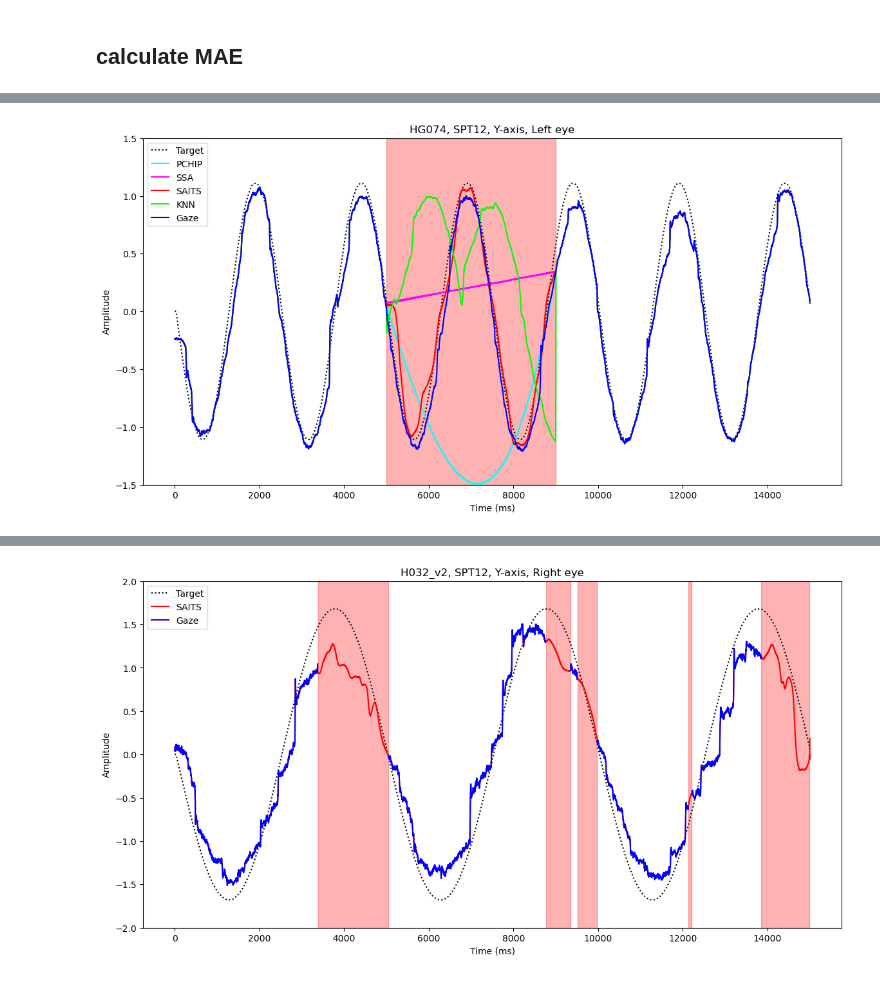
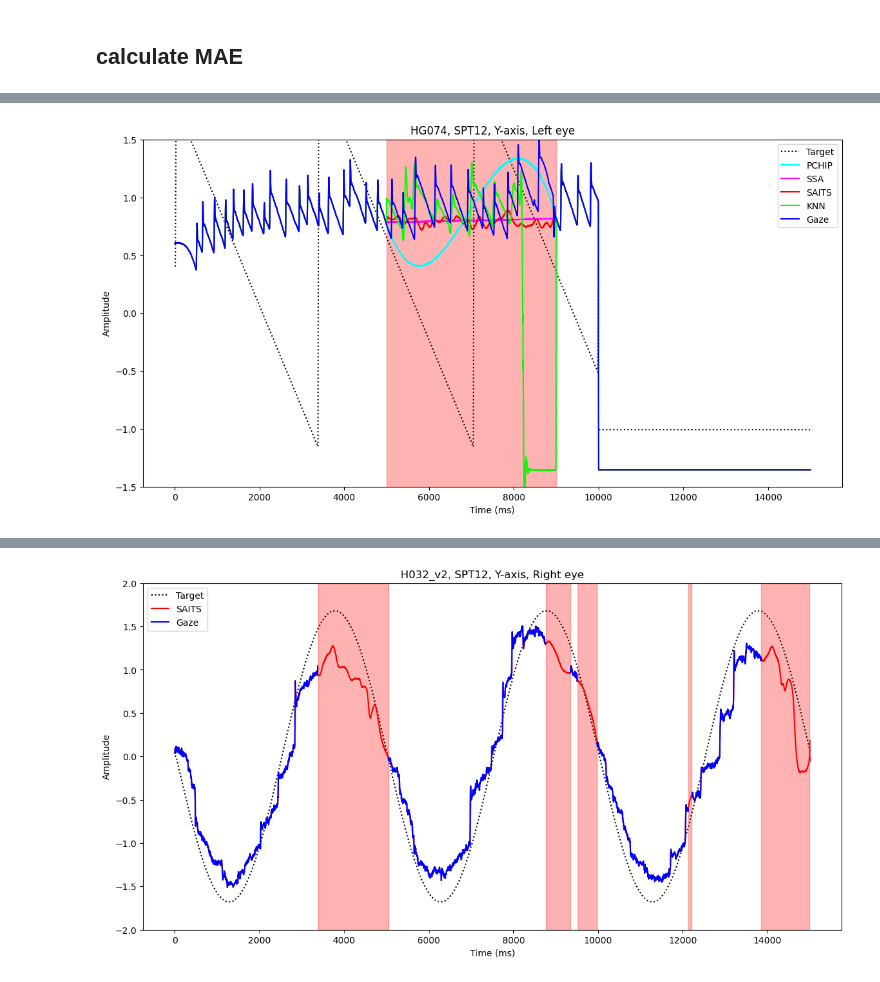
Before and after one commit to BYO-UPM/SAITS-imputation, a Jupyter notebook: pipline_all.ipynb, the cells around one changed output, grey strips where cells are left out. Drawn from its saved outputs; the diff is of its cells as text; code cells hidden in the pictures.

```diff
--- a/pipline_all.ipynb
+++ b/pipline_all.ipynb
@@ -299,6 +299,6 @@ class ImprovedAutoencoder(nn.Module):
 # Instantiate the model
 model = ImprovedAutoencoder()
 
-model.load_state_dict(torch.load('best_improved_autoencoder_3.pth'))
+model.load_state_dict(torch.load('best_improved_autoencoder_1500.pth'))
 model.to(device)
 # %% [output]
@@ -926,11 +958,11 @@ shape of flattened smoothpur_y_11_12 : (688, 15000)
 # %%
 flats_normalized = np.concatenate([
     flat_1_4_normalized,
-    flat_5_8_normalized,
-    flat_x_9_10_normalized,
-    flat_y_9_10_normalized,
-    flat_x_11_12_normalized,
-    flat_y_11_12_normalized
+    # flat_5_8_normalized,
+    # flat_x_9_10_normalized,
+    # flat_y_9_10_normalized,
+    # flat_x_11_12_normalized,
+    # flat_y_11_12_normalized
 ], axis=0)
 # %%
 down_1_4 = downsample(flat_1_4_normalized, 500)
@@ -1041,5 +1079,5 @@ print('MAE: ', mae, 'MSE:', mse, 'MRE: ', mre)
 # %%
 saits = SAITS(n_steps=500, n_features=1, n_layers=2, d_model=256, n_heads=4, d_k=64, d_v=64, d_ffn=128, dropout=0.2, epochs=500, optimizer=custom_optimizer)
 
-saits.load("saits_all_3.pypots")
+saits.load(r'C:\Users\uefav\Desktop\Beca\saits_all_3.pypots')
 # %% [output]
@@ -1158,11 +1198,11 @@ Target_y_11_12_n = (Target_y_11_12 - mean_T_y_11_12) / std_T_y_11_12
 # %%
 Targets_n = np.concatenate([
     Target_1_4_n,
-    Target_5_8_n,
-    Target_x_9_10_n,
-    Target_y_9_10_n,
-    Target_x_11_12_n,
-    Target_y_11_12_n
+    # Target_5_8_n,
+    # Target_x_9_10_n,
+    # Target_y_9_10_n,
+    # Target_x_11_12_n,
+    # Target_y_11_12_n
 ], axis=0)
 # %%
 def imputation_SAITS (downsampled_data, SAITS_model):
@@ -1435,31 +1475,31 @@ interactive(children=(IntSlider(value=0, description='signal_idx', max=5503), Ou
 # %%
 # plt.plot(oDATA[65])
 # plt.plot(SAITS_refined_1[65])
-zz = 5450 # all_signals[5450] corresponds to instance 'HG074', smoothpur 12, signal 'Ly'.
+zz = 575 # all_signals[5450] corresponds to instance 'HG074', smoothpur 12, signal 'Ly'.
 
 plt.figure(figsize=(14, 7))
 plt.plot(Targets_n[zz], label='Target', color='black', linestyle = 'dotted')
 plt.plot(PCHIP_refined_1[zz], label='PCHIP', color='cyan')
 plt.plot(SSA_refined_1[zz], label='SSA', color='fuchsia')
 plt.plot(SAITS_refined_1[zz], label='SAITS',  color='red')
 plt.plot(KNN_refined_1[zz], label='KNN',   color='lime')
 plt.plot(flats_normalized[zz], label='Gaze', color='blue')
 
 plt.axvspan(5000, 9000, color='red', alpha=0.3)
 
 # Add labels and legend
 plt.xlabel('Time (ms)')
 plt.ylim(-1.5, 1.5)
 
 plt.ylabel('Amplitude')
 plt.title('HG074, SPT12, Y-axis, Left eye')
 plt.legend()
 plt.savefig('figure7.svg', format='svg')
 
 
 plt.show()
 # %% [output]
-[figure, old version]
+[figure, new version]
 # %%
 eventL = pd.read_csv('Artificial_blinks/HG032_V2/SmoothPur_12/REvent.dat', header=None, names=['start', 'end', 'value'])
 missing_ranges = eventL[eventL['value'] == 2].copy()
```
Also changed, not shown: parts of 29 cells of this notebook, 4 other files.
